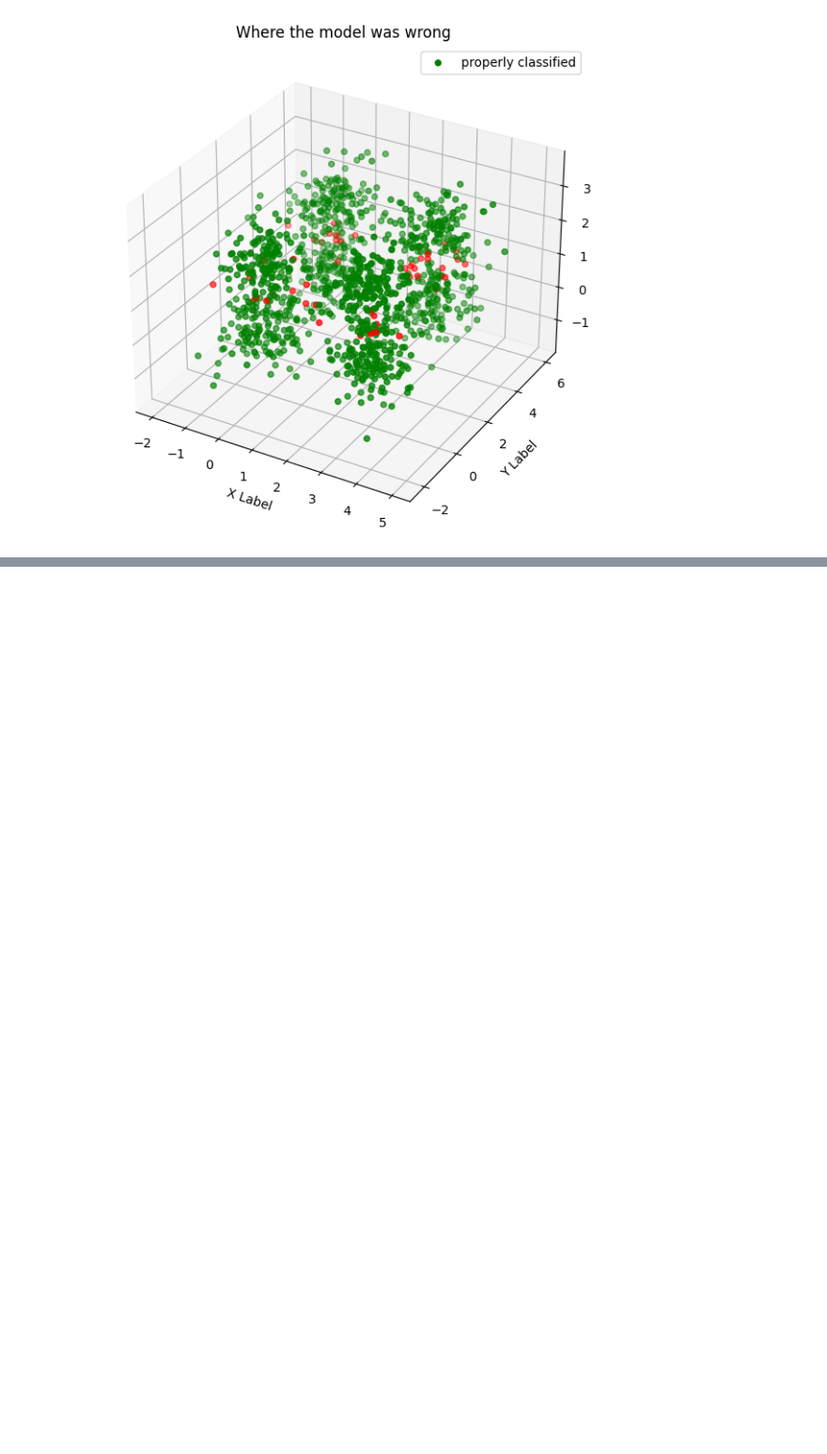
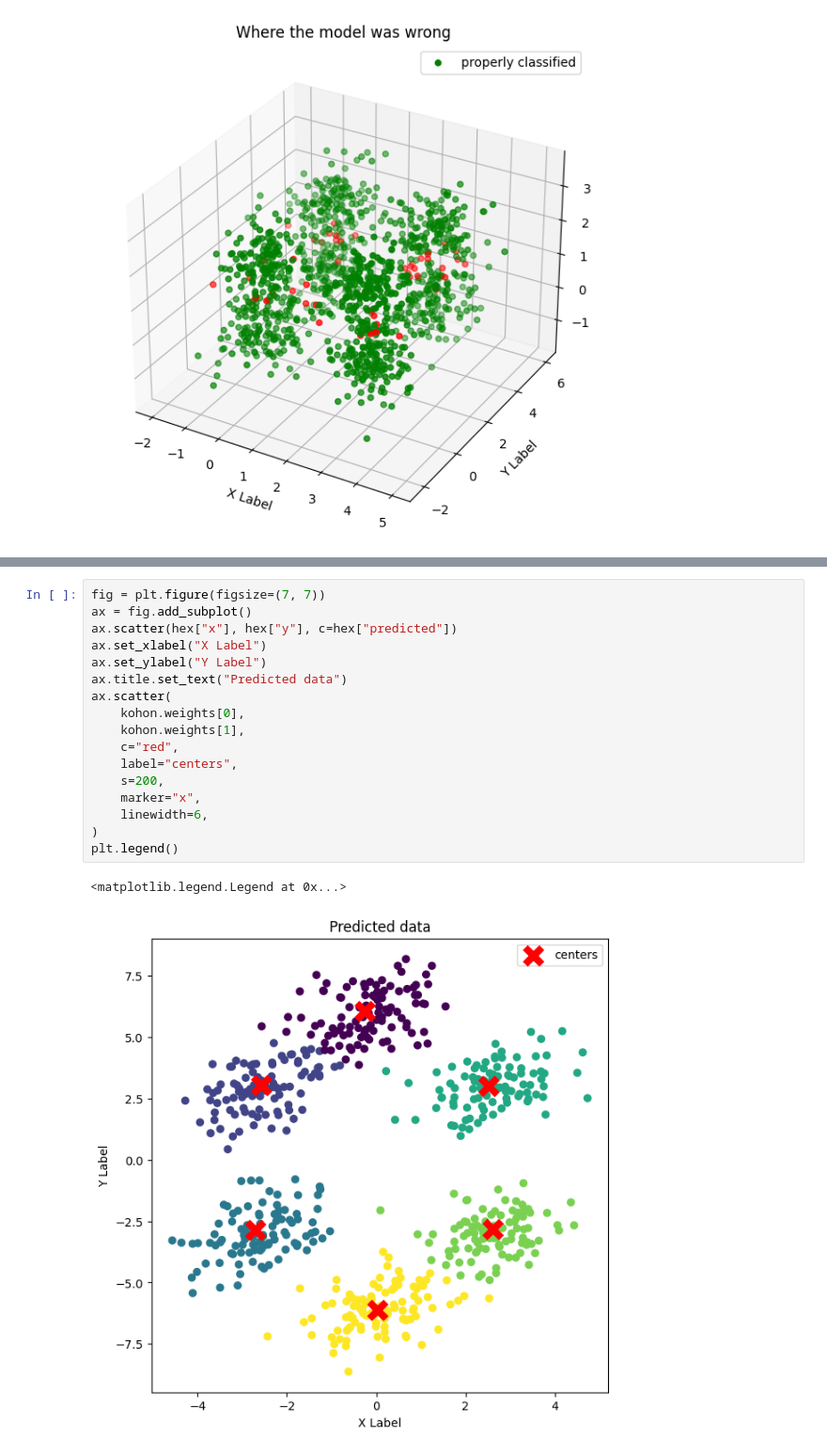
Before and after one commit to nizwant/methods_of_computational_intelligence, a Jupyter notebook: KohonenNetworks/KOH1.ipynb, the cells around one changed output, grey strips where cells are left out. Shown at 94% size. Saved outputs shown, nothing was run; the diff lists cells and outputs as text; blank space fills up the shorter version.

```diff
--- a/KohonenNetworks/KOH1.ipynb
+++ b/KohonenNetworks/KOH1.ipynb
@@ -210,0 +245,20 @@ plt.legend(["properly classified"])
+# %%
+fig = plt.figure(figsize=(7, 7))
+ax = fig.add_subplot()
+ax.scatter(hex["x"], hex["y"], c=hex["predicted"])
+ax.set_xlabel("X Label")
+ax.set_ylabel("Y Label")
+ax.title.set_text("Predicted data")
+ax.scatter(
+    kohon.weights[0],
+    kohon.weights[1],
+    c="red",
+    label="centers",
+    s=200,
+    marker="x",
+    linewidth=6,
+)
+plt.legend()
+# %% [output]
+<matplotlib.legend.Legend at 0x...>
+[figure, added]
```
Also changed, not shown: parts of 14 cells of this notebook.
